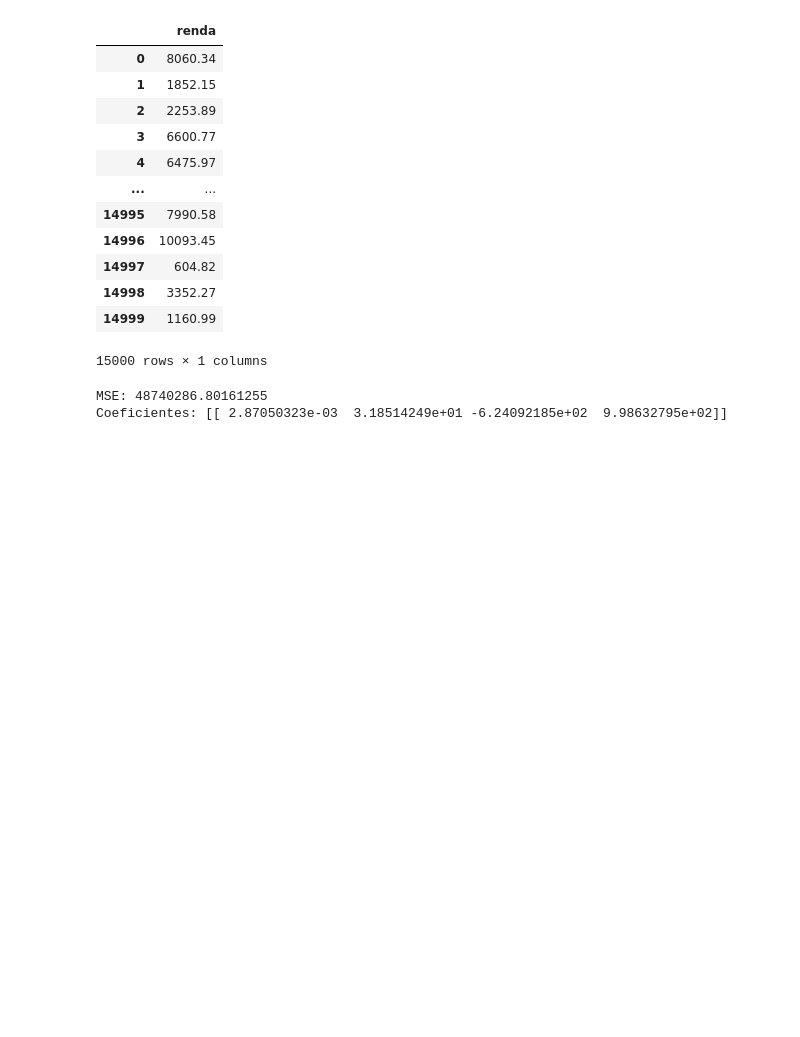
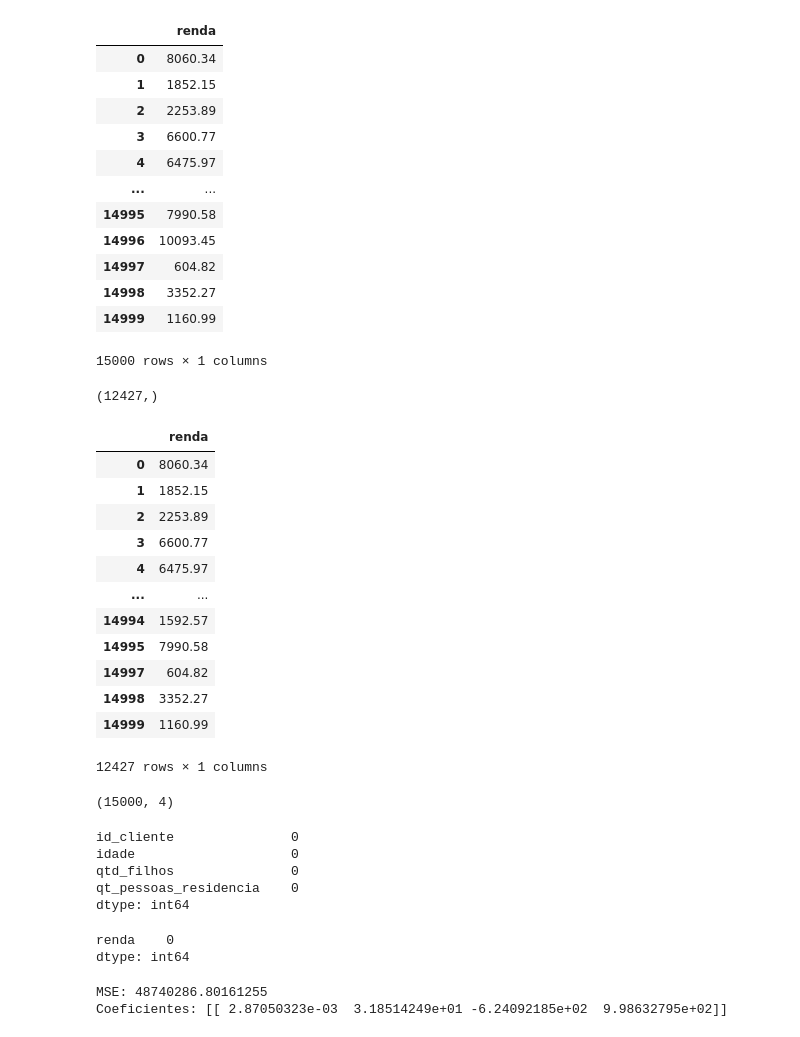
Before and after one commit to victortintel/ex2_modulo13_regressao2-, a Jupyter notebook: ex2_victor_tintel_mod_13.ipynb, the cells around one changed output. Cells and saved outputs as stored; diff of their text form; code cells hidden in the pictures; blank space fills up the shorter version.

```diff
--- a/ex2_victor_tintel_mod_13.ipynb
+++ b/ex2_victor_tintel_mod_13.ipynb
@@ -178,7 +178,7 @@ train_test_split(X)
 # %%
 # 1:
 
-y = df[["renda"]]
+y = novo_data[["renda"]]
 y
 # %% [output]
 |  | renda |
@@ -194,6 +194,43 @@ y
 | 14998 | 3352.27 |
 | 14999 | 1160.99 |
 15000 rows × 1 columns
+# %%
+y.shape
+# %% [output]
+(12427,)
+# %%
+y.fillna(0)
+# %% [output]
+|  | renda |
+| 0 | 8060.34 |
+| 1 | 1852.15 |
+| 2 | 2253.89 |
+| 3 | 6600.77 |
+| 4 | 6475.97 |
+| ... | ... |
+| 14994 | 1592.57 |
+| 14995 | 7990.58 |
+| 14997 | 604.82 |
+| 14998 | 3352.27 |
+| 14999 | 1160.99 |
+12427 rows × 1 columns
+# %%
+X.shape
+# %% [output]
+(15000, 4)
+# %%
+X.isna().sum()
+# %% [output]
+id_cliente               0
+idade                    0
+qtd_filhos               0
+qt_pessoas_residencia    0
+dtype: int64
+# %%
+y.isna().sum()
+# %% [output]
+renda    0
+dtype: int64
 # %%
 # 2:
 
```
Also changed, not shown: parts of 6 cells of this notebook.
